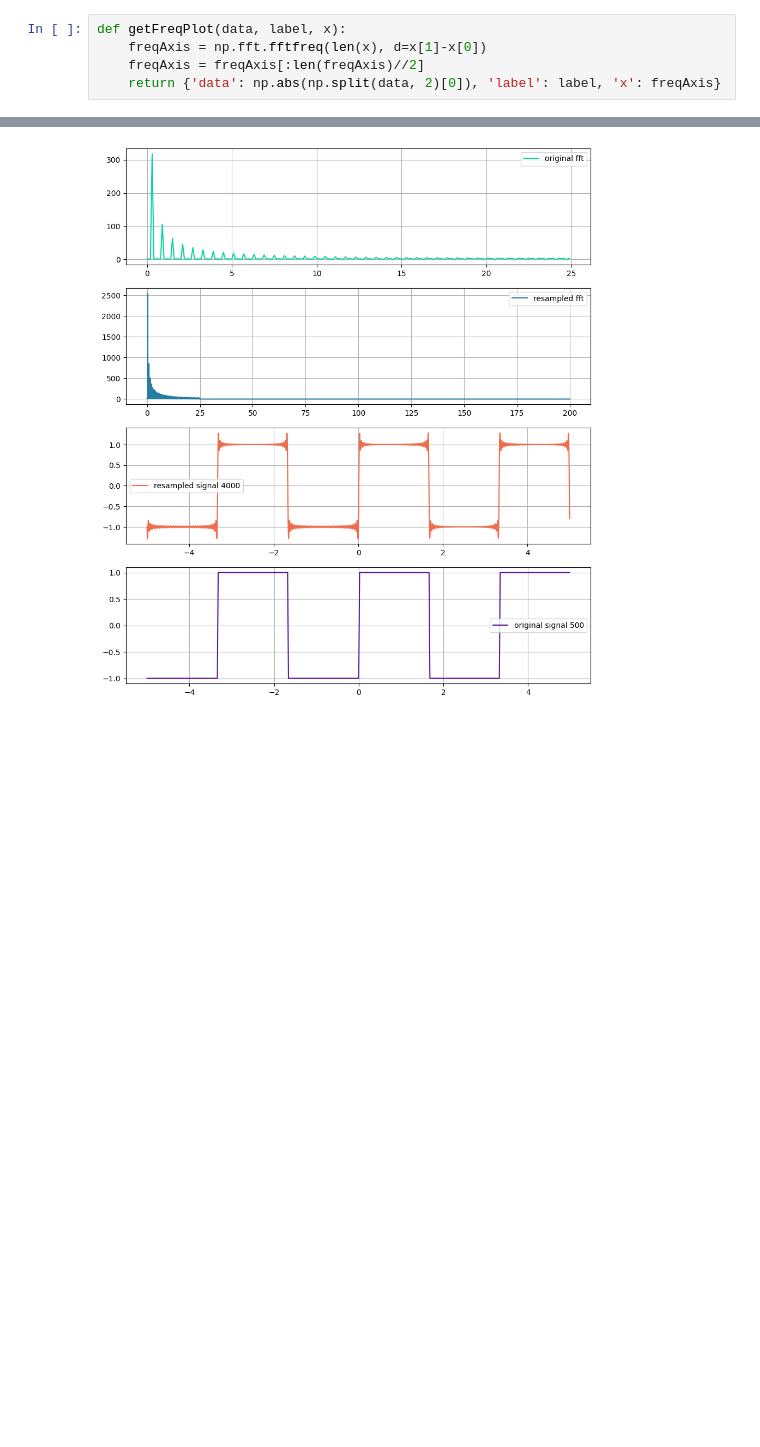
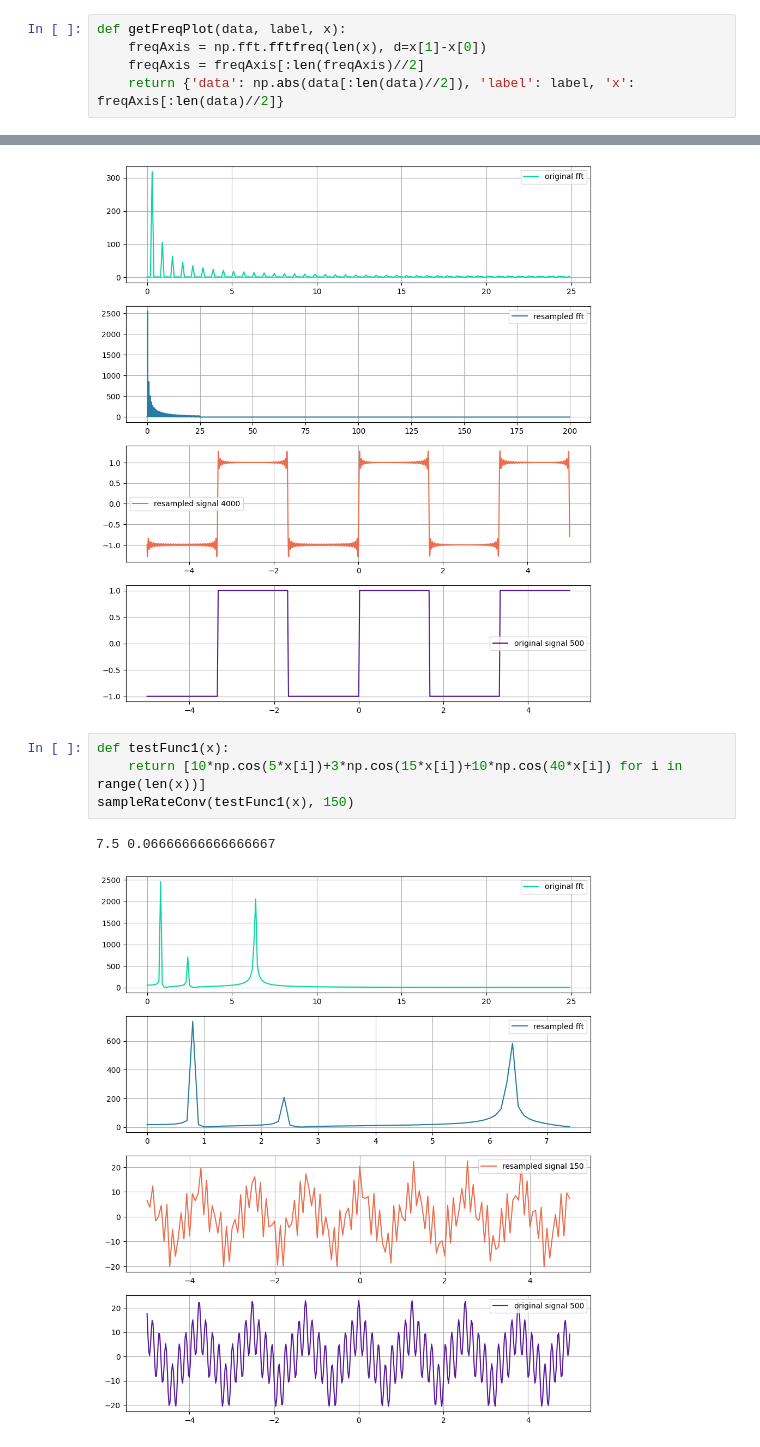
Before and after one commit to Altair200333/dataProcessing_nsu, a Jupyter notebook: task6_discr.ipynb, the cells around one changed output, grey strips where cells are left out. Cells and saved outputs as stored; diff of their text form; blank space fills up the shorter version.

```diff
--- a/task6_discr.ipynb
+++ b/task6_discr.ipynb
@@ -114,7 +114,7 @@ def resample(data, newLen):
 def getFreqPlot(data, label, x):
     freqAxis = np.fft.fftfreq(len(x), d=x[1]-x[0])
     freqAxis = freqAxis[:len(freqAxis)//2]
-    return {'data': np.abs(np.split(data, 2)[0]), 'label': label, 'x': freqAxis}
+    return {'data': np.abs(data[:len(data)//2]), 'label': label, 'x': freqAxis[:len(data)//2]}
 # %%
 def showPlots(plots):
     colors = ['#06d6a0', '#277da1', '#ee6c4d','#5a189a','#f3722c']
@@ -185,3 +185,10 @@ sampleRateConv(signal.square(2 * np.pi * 0.3 * x), 100)
 sampleRateConv(signal.square(2 * np.pi * 0.3 * x), 4000)
 # %% [output]
 [figure]
+# %%
+def testFunc1(x):
+    return [10*np.cos(5*x[i])+3*np.cos(15*x[i])+10*np.cos(40*x[i]) for i in range(len(x))]
+sampleRateConv(testFunc1(x), 150)
+# %% [output]
+7.5 0.06666666666666667
+[figure, added]
```
Also changed, not shown: parts of 3 cells of this notebook.
